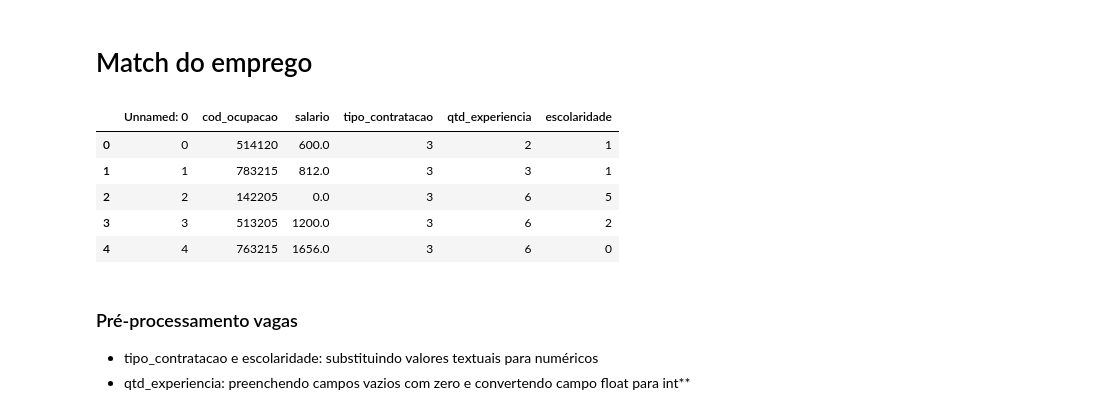
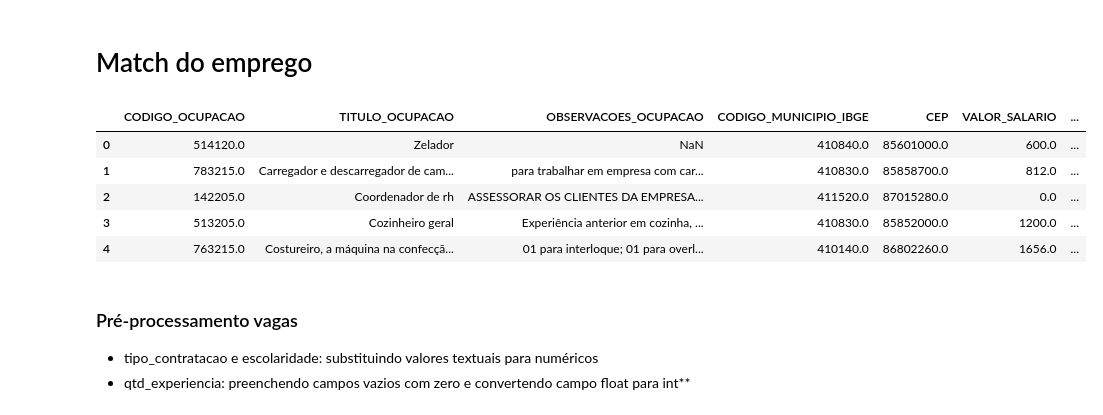
Before and after one commit to abmorte/match-emprego, a Jupyter notebook: pre-processamento.ipynb, the cells around one changed output. Cells and saved outputs as stored; diff of their text form; code cells hidden in the pictures.

```diff
--- a/pre-processamento.ipynb
+++ b/pre-processamento.ipynb
@@ -5,14 +6,15 @@ import pandas as pd
 # %%
-df_vagas = pd.read_excel('data/vagas-pr.xlsx')
+# df_vagas = pd.read_csv('data/D_ETL_IMO_EXTRACAO_SINE_ABERTO_VAGAS_PR.csv', encoding = "ISO-8859-1",sep=';')
+df_vagas = pd.read_excel('data/D_ETL_IMO_EXTRACAO_SINE_ABERTO_VAGAS_PR.xlsx')
 pd.set_option('max_colwidth', None)
 df_vagas.head()
 # %% [output]
-|  | Unnamed: 0 | cod_ocupacao | salario | tipo_contratacao | qtd_experiencia | escolaridade |
-| 0 | 0 | 514120 | 600.0 | 3 | 2 | 1 |
-| 1 | 1 | 783215 | 812.0 | 3 | 3 | 1 |
-| 2 | 2 | 142205 | 0.0 | 3 | 6 | 5 |
-| 3 | 3 | 513205 | 1200.0 | 3 | 6 | 2 |
-| 4 | 4 | 763215 | 1656.0 | 3 | 6 | 0 |
+|  | CODIGO_OCUPACAO | TITULO_OCUPACAO | OBSERVACOES_OCUPACAO | CODIGO_MUNICIPIO_IBGE | CEP | VALOR_SALARIO | ... |
+| 0 | 514120.0 | Zelador | NaN | 410840.0 | 85601000.0 | 600.0 | ... |
+| 1 | 783215.0 | Carregador e descarregador de cam... | para trabalhar em empresa com car... | 410830.0 | 85858700.0 | 812.0 | ... |
+| 2 | 142205.0 | Coordenador de rh | ASSESSORAR OS CLIENTES DA EMPRESA... | 411520.0 | 87015280.0 | 0.0 | ... |
+| 3 | 513205.0 | Cozinheiro geral | Experiência anterior em cozinha, ... | 410830.0 | 85852000.0 | 1200.0 | ... |
+| 4 | 763215.0 | Costureiro, a máquina na confecçã... | 01 para interloque; 01 para overl... | 410140.0 | 86802260.0 | 1656.0 | ... |
 # %% [markdown]
 ### Pré-processamento vagas
 - tipo_contratacao e escolaridade: substituindo valores textuais para numéricos
```
Also changed, not shown: parts of 3 cells of this notebook, 1 other file.
